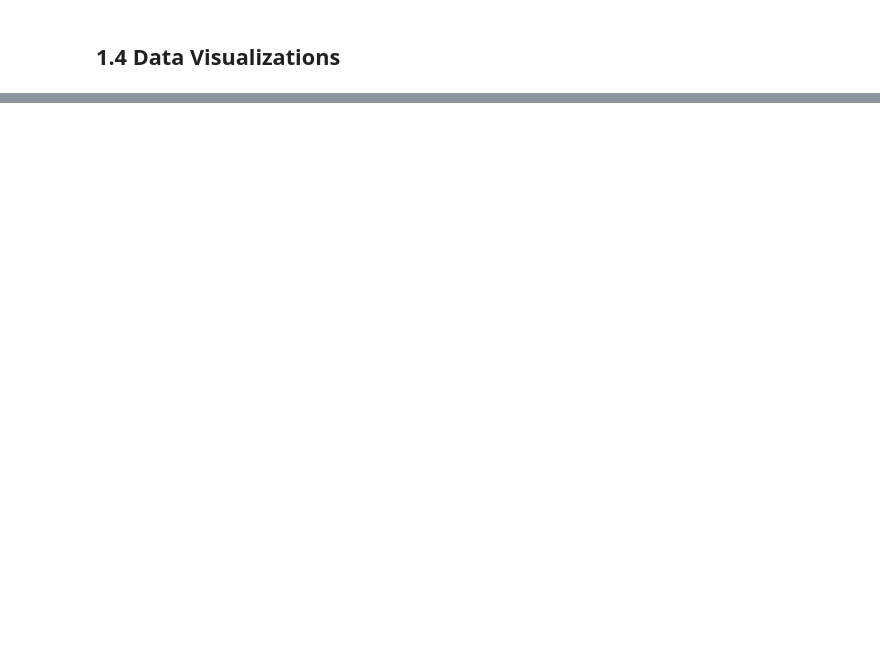
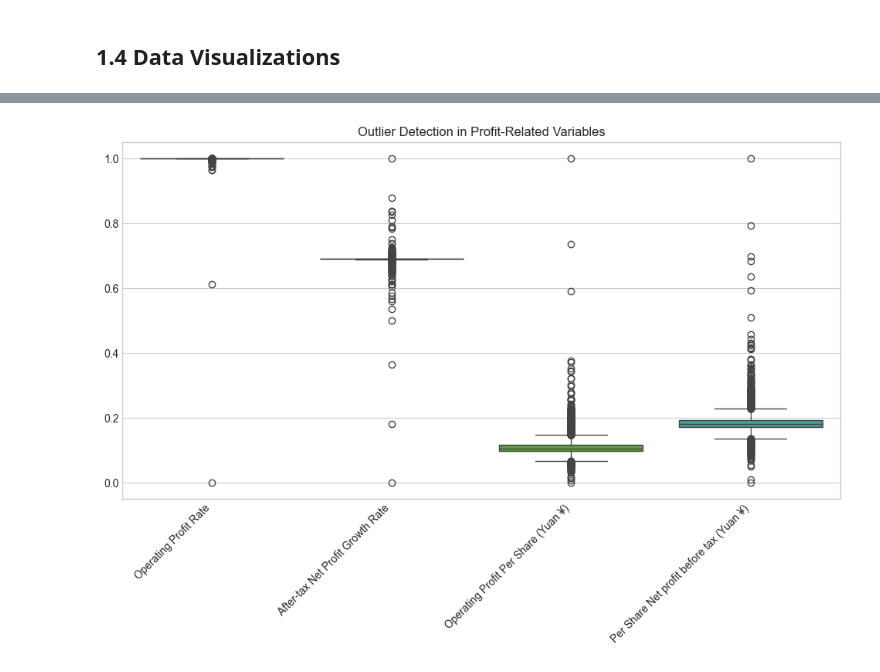
Before and after one commit to RobertBanda/bankruptcy-predictive-analytics, a Jupyter notebook: Taiwan_Bankruptcy_COMPLETE.ipynb, the cells around one changed output, grey strips where cells are left out. Drawn from its saved outputs; the diff is of its cells as text; code cells hidden in the pictures; blank space fills up the shorter version.

```diff
--- a/Taiwan_Bankruptcy_COMPLETE.ipynb
+++ b/Taiwan_Bankruptcy_COMPLETE.ipynb
@@ -909,0 +582,16 @@ print("\n✓ This plan will be executed in Section V")
+# %%
+profit_cols = [
+    ' Operating Profit Rate',
+    ' After-tax Net Profit Growth Rate',
+    ' Operating Profit Per Share (Yuan ¥)',
+    ' Per Share Net profit before tax (Yuan ¥)'
+]
+
+plt.figure(figsize=(12, 6))
+sns.boxplot(data=df[profit_cols])
+
+plt.xticks(rotation=45, ha='right')
+plt.title('Outlier Detection in Profit-Related Variables')
+plt.show()
+# %% [output]
+[figure, added]
```
Also changed, not shown: parts of 44 cells of this notebook.
